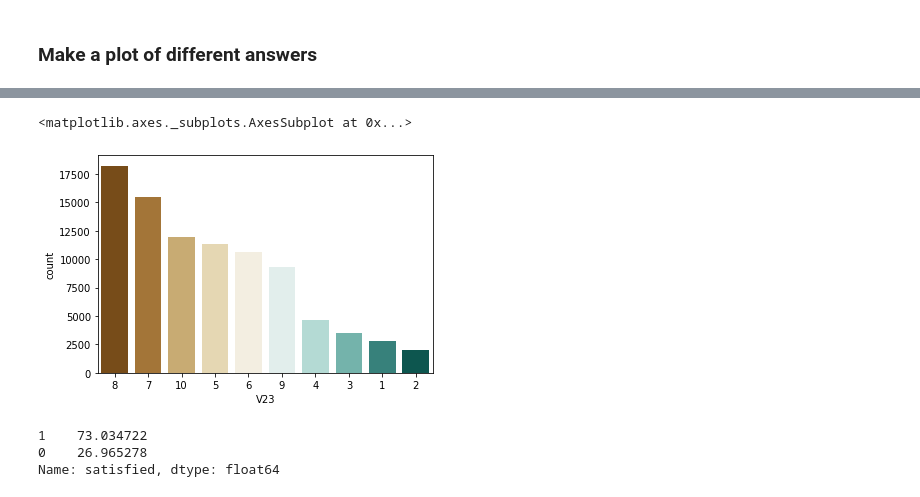
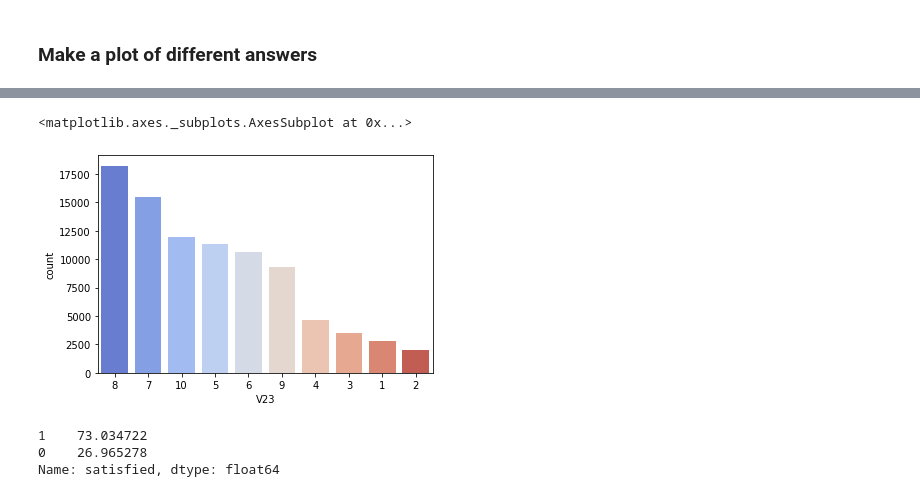
Before and after one commit to akihsirh/Regularization-using-condition-number--lasso-and-ridge, a Jupyter notebook: Hrishika Shetty Regularization.ipynb, the cells around one changed output, grey strips where cells are left out. Drawn from its saved outputs; the diff is of its cells as text; code cells hidden in the pictures.

```diff
--- a/Hrishika Shetty Regularization.ipynb
+++ b/Hrishika Shetty Regularization.ipynb
@@ -54,6 +60,7 @@ Name: V23, dtype: int64
 # %%
-sns.countplot(x="V23",data=wvs_clean,palette="BrBG",order = wvs_clean['V23'].value_counts().index)
+#Plot the frequencies
+sns.countplot(x="V23",data=wvs_clean,palette="coolwarm",order = wvs_clean['V23'].value_counts().index)
 # %% [output]
 <matplotlib.axes._subplots.AxesSubplot at 0x...>
-[figure, old version]
+[figure, new version]
 # %%
```
Also changed, not shown: parts of 52 cells of this notebook.
